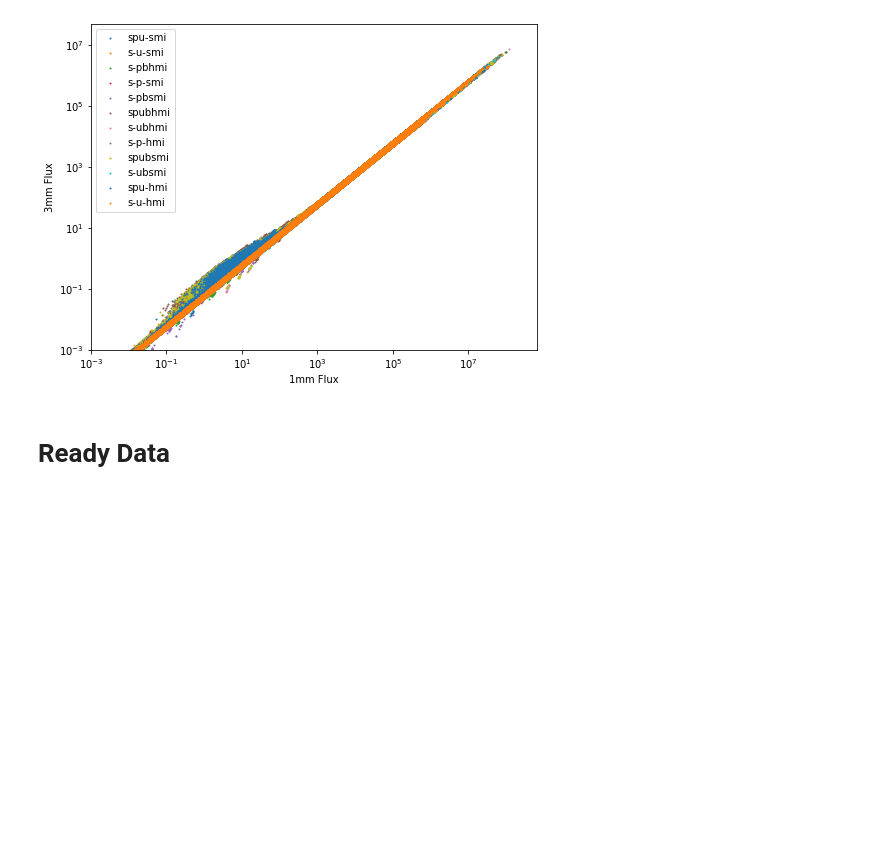
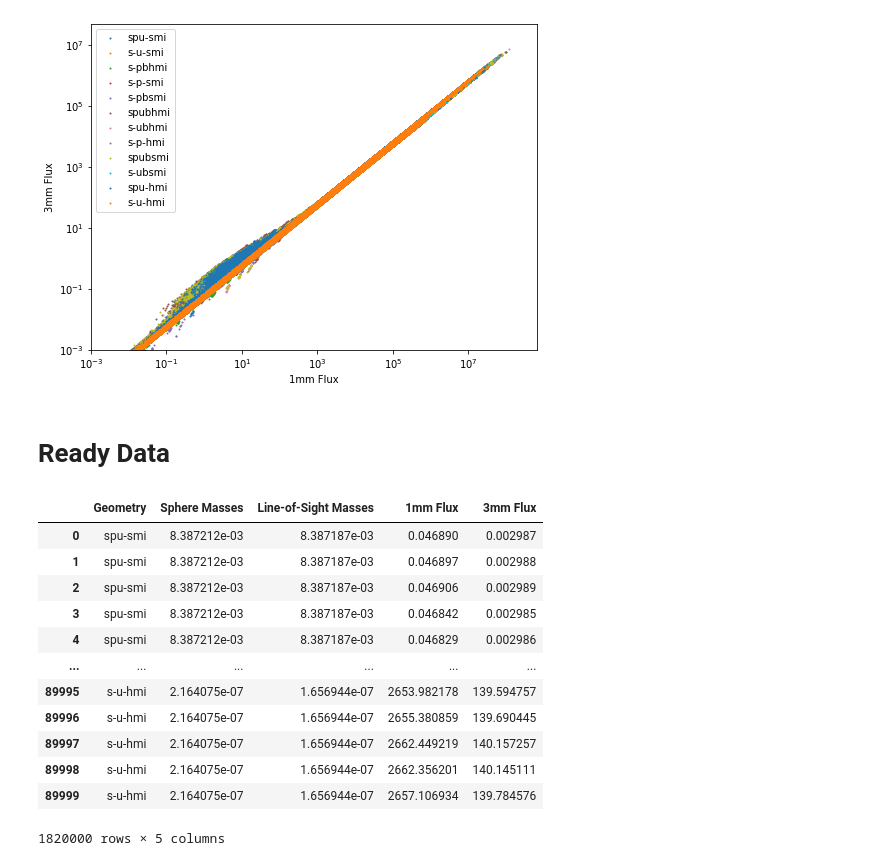
Before and after one commit to SpacialTree/machinelearning-homework, a Jupyter notebook: term_project/termproj.ipynb, the cells around one changed output. Cells and saved outputs as stored; diff of their text form; code cells hidden in the pictures; blank space fills up the shorter version.

```diff
--- a/term_project/termproj.ipynb
+++ b/term_project/termproj.ipynb
@@ -276,3 +281,39 @@ plt.ylim(bottom=10**-3)
 # Outputs: Mass LOS, Mass Sphere
 # %% [markdown]
 # Ready Data
+# %%
+arr = []
+
+for ii in range(12):
+    geometry = geos[ii]
+    masses_sph = np.max(data_aug[ii]['Sphere Masses'], axis=1)
+    masses_los = np.max(data_aug[ii]['Line-of-Sight Masses'], axis=1)
+    fluxes_1mm = np.max(data_1mm[ii]['TOTAL_FLUX'], axis=1)
+    fluxes_3mm = np.max(data_3mm[ii]['TOTAL_FLUX'], axis=1)
+
+    d = {'Geometry': geometry,
+         'Sphere Masses': masses_sph,
+         'Line-of-Sight Masses': masses_los,
+         '1mm Flux': fluxes_1mm,
+         '3mm Flux': fluxes_3mm}
+
+    df = pd.DataFrame(data=d)
+    arr.append(df)
+# %%
+all_dat = pd.concat(arr)
+# %%
+all_dat
+# %% [output]
+|  | Geometry | Sphere Masses | Line-of-Sight Masses | 1mm Flux | 3mm Flux |
+| 0 | spu-smi | 8.387212e-03 | 8.387187e-03 | 0.046890 | 0.002987 |
+| 1 | spu-smi | 8.387212e-03 | 8.387187e-03 | 0.046897 | 0.002988 |
+| 2 | spu-smi | 8.387212e-03 | 8.387187e-03 | 0.046906 | 0.002989 |
+| 3 | spu-smi | 8.387212e-03 | 8.387187e-03 | 0.046842 | 0.002985 |
+| 4 | spu-smi | 8.387212e-03 | 8.387187e-03 | 0.046829 | 0.002986 |
+| ... | ... | ... | ... | ... | ... |
+| 89995 | s-u-hmi | 2.164075e-07 | 1.656944e-07 | 2653.982178 | 139.594757 |
+| 89996 | s-u-hmi | 2.164075e-07 | 1.656944e-07 | 2655.380859 | 139.690445 |
+| 89997 | s-u-hmi | 2.164075e-07 | 1.656944e-07 | 2662.449219 | 140.157257 |
+| 89998 | s-u-hmi | 2.164075e-07 | 1.656944e-07 | 2662.356201 | 140.145111 |
+| 89999 | s-u-hmi | 2.164075e-07 | 1.656944e-07 | 2657.106934 | 139.784576 |
+1820000 rows × 5 columns
```
Also changed, not shown: parts of 21 cells of this notebook, 1 other file.
